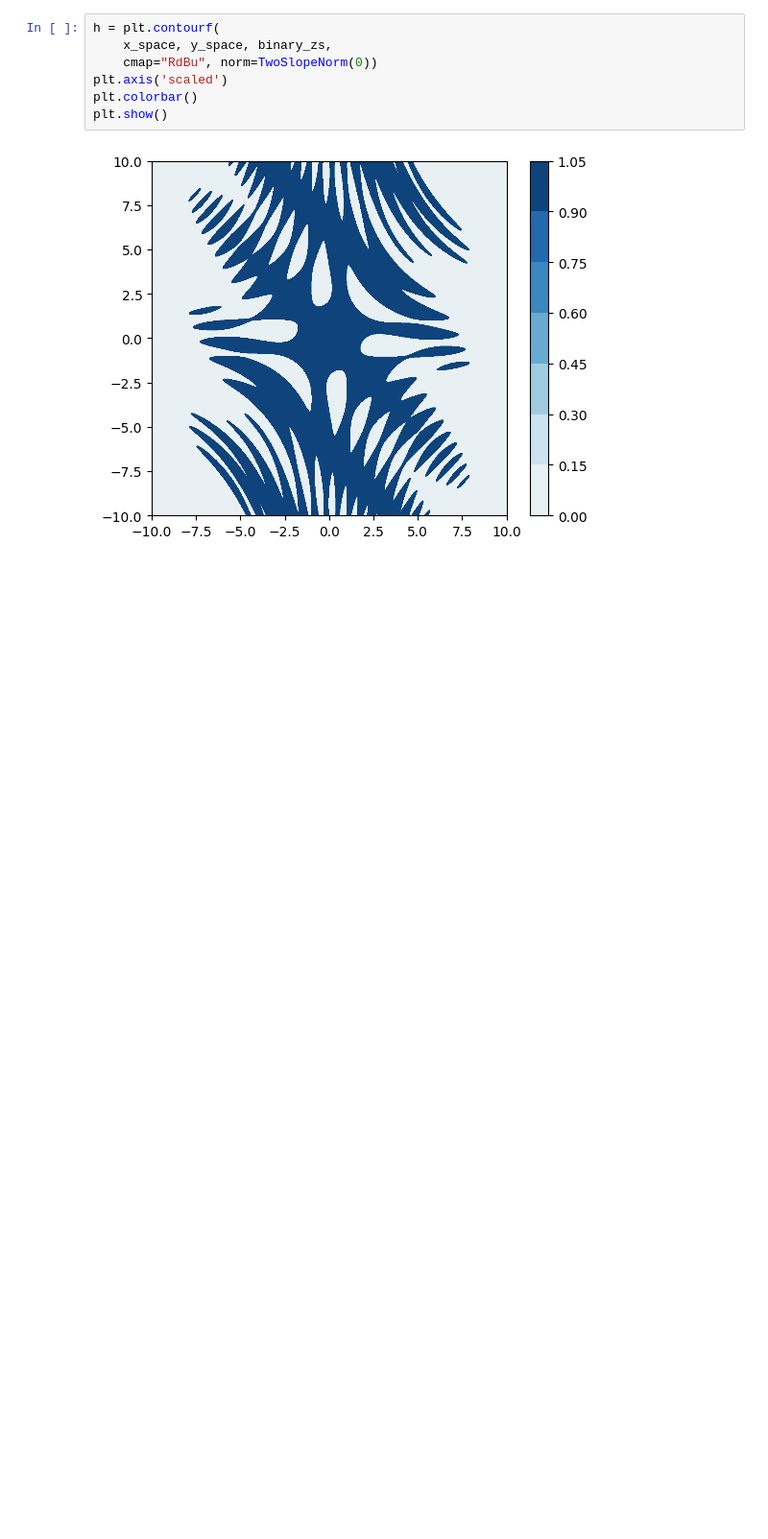
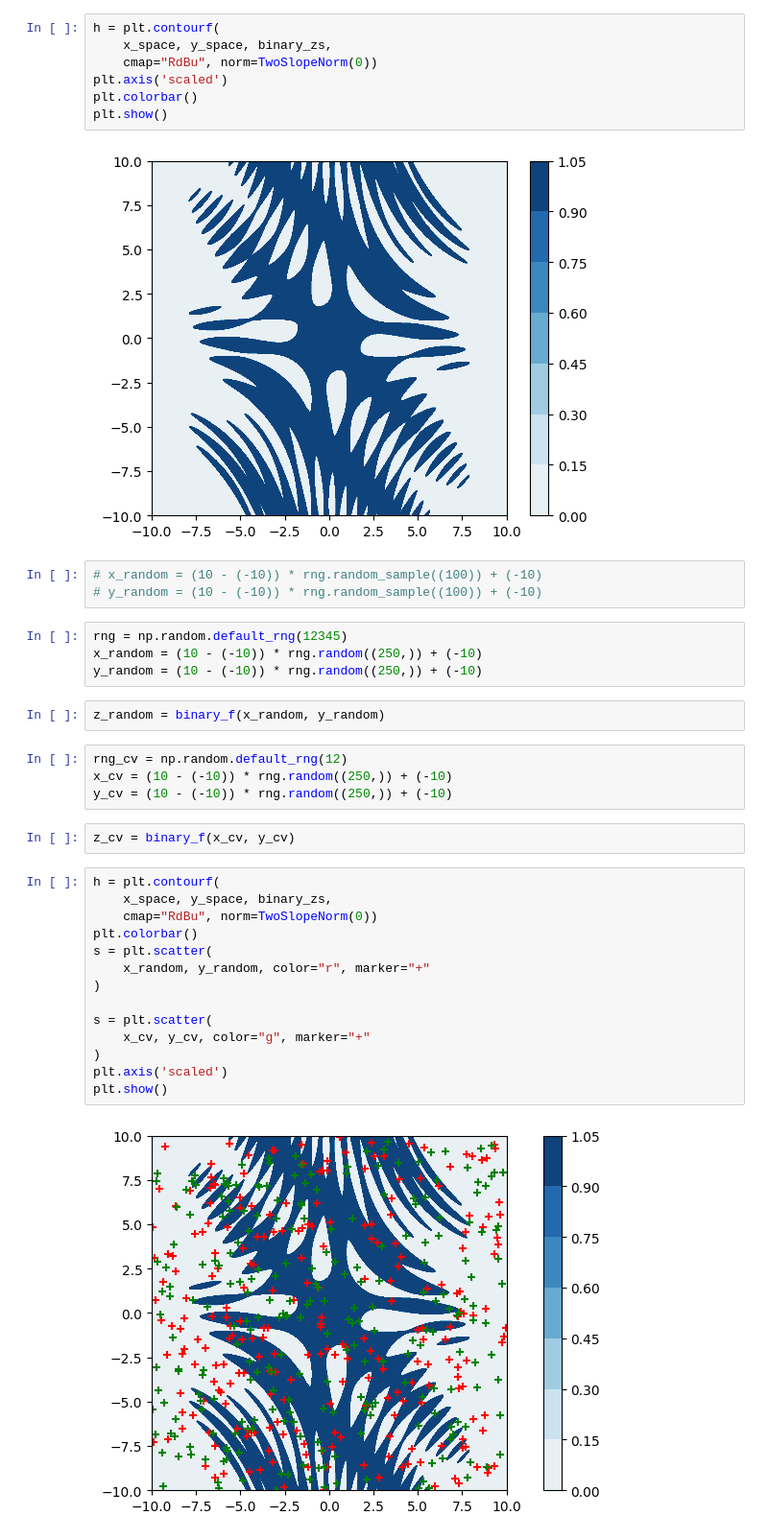
Before and after one commit to mynorjrv/learning-machine-learning, a Jupyter notebook: notebooks/5-fitting_a_difficult_function.ipynb, the cells around one changed output. Shown: that part at 96% size. Saved outputs shown, nothing was run; the diff lists cells and outputs as text; blank space fills up the shorter version.

```diff
--- a/notebooks/5-fitting_a_difficult_function.ipynb
+++ b/notebooks/5-fitting_a_difficult_function.ipynb
@@ -116,3 +116,34 @@ plt.colorbar()
 plt.show()
 # %% [output]
 [figure]
+# %%
+# x_random = (10 - (-10)) * rng.random_sample((100)) + (-10)
+# y_random = (10 - (-10)) * rng.random_sample((100)) + (-10)
+# %%
+rng = np.random.default_rng(12345)
+x_random = (10 - (-10)) * rng.random((250,)) + (-10)
+y_random = (10 - (-10)) * rng.random((250,)) + (-10)
+# %%
+z_random = binary_f(x_random, y_random)
+# %%
+rng_cv = np.random.default_rng(12)
+x_cv = (10 - (-10)) * rng.random((250,)) + (-10)
+y_cv = (10 - (-10)) * rng.random((250,)) + (-10)
+# %%
+z_cv = binary_f(x_cv, y_cv)
+# %%
+h = plt.contourf(
+    x_space, y_space, binary_zs,
+    cmap="RdBu", norm=TwoSlopeNorm(0))
+plt.colorbar()
+s = plt.scatter(
+    x_random, y_random, color="r", marker="+"
+)
+
+s = plt.scatter(
+    x_cv, y_cv, color="g", marker="+"
+)
+plt.axis('scaled')
+plt.show()
+# %% [output]
+[figure, added]
```
